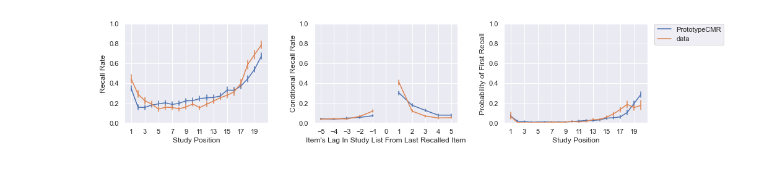
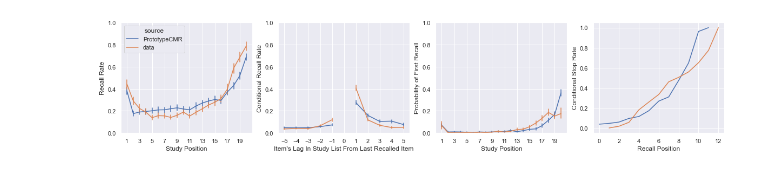
Before and after one commit to githubpsyche/compmemlearn, a Jupyter notebook: projects/Eval_CMR/01_Likelihood_Based_Fitting.ipynb, the cells around one changed output. Cells and saved outputs as stored; diff of their text form; code cells hidden in the pictures.

```diff
--- a/projects/Eval_CMR/01_Likelihood_Based_Fitting.ipynb
+++ b/projects/Eval_CMR/01_Likelihood_Based_Fitting.ipynb
@@ -125,43 +126,56 @@ cmr_spc = apply_and_concatenate(fr.spc, sim_df, true_df, contrast_name='source',
 cmr_lag_crp = apply_and_concatenate(fr.lag_crp, sim_df, true_df, 'source', ['PrototypeCMR', 'data'])
 cmr_pfr = apply_and_concatenate(fr.pnr, sim_df, true_df, contrast_name='source', labels=['PrototypeCMR', 'data'])
 cmr_pfr = cmr_pfr.query('output <= 1')
+
+model = Classic_CMR(murd_length0, murd_length0, fitted_parameters)
+sim_csp = fast_csp(simulate_array(model, 1000), murd_length0)
+sim_csp[sim_csp == 0] = np.nan
+
+true_csp = fast_csp(murd_trials0, murd_length0)
+true_csp[true_csp == 0] = np.nan
 # %%
 #| code-summary: code -- 4) plot each summary statistic corresponding to each configured model
 
 sns.set(style='darkgrid')
 
-fig, axes = plt.subplots(nrows=1, ncols=3, figsize=(15, 15/4), sharey=False)
+fig, axes = plt.subplots(nrows=1, ncols=4, figsize=(20, 15/4), sharey=False)
 
 # serial position curve
-sns.lineplot(ax=axes[0], data=cmr_spc, x='input', y='recall', err_style='bars', hue='source', legend=False)
+sns.lineplot(ax=axes[0], data=cmr_spc, x='input', y='recall', err_style='bars', hue='source', legend=True)
 axes[0].set(xlabel='Study Position', ylabel='Recall Rate')
 axes[0].set_xticks(np.arange(1, 21, 2))
 axes[0].set_ylim((0, 1))
 
 # lag crp curve
 max_lag = 5
 filt_neg = f'{-max_lag} <= lag < 0'
 filt_pos = f'0 < lag <= {max_lag}'
 
 sns.lineplot(ax=axes[1], data=cmr_lag_crp.query(filt_neg), x='lag', y='prob',
              err_style='bars', hue='source', legend=False)
 sns.lineplot(ax=axes[1], data=cmr_lag_crp.query(filt_pos), x='lag', y='prob',
              err_style='bars', hue='source', legend=False)
 axes[1].set(xlabel='Item\'s Lag In Study List From Last Recalled Item', ylabel='Conditional Recall Rate')
 axes[1].set_xticks(np.arange(-5, 6, 1))
 axes[1].set_ylim((0, 1))
 
 # pfr
-sns.lineplot(data=cmr_pfr, x='input', y='prob', err_style='bars', ax=axes[2], hue='source')
+sns.lineplot(ax=axes[2], data=cmr_pfr, x='input', y='prob', err_style='bars', hue='source', legend=False)
 axes[2].set(xlabel='Study Position', ylabel='Probability of First Recall')
 axes[2].set_xticks(np.arange(1, 21, 2))
 axes[2].set_ylim((0, 1))
 
-# set legend of axis 2 outside the plot, to the right
-axes[2].legend(bbox_to_anchor=(1.05, 1), loc=2, borderaxespad=0.)
-axes[2].legend(bbox_to_anchor=(1.05, 1), loc=2, borderaxespad=0.)
+# stop probability
+axes[3].plot(np.arange(murd_length0+1), sim_csp, label='PrototypeCMR')
+axes[3].plot(np.arange(murd_length0+1), true_csp, label='data')
+axes[3].set(xlabel='Recall Position', ylabel='Conditional Stop Rate')
+#axes[1, 1].set_xticks(np.arange(1, 21, 2))
 
-plt.tight_layout(pad=3)
+# set legend of final axis outside the plot, to the right
+#axes[3].legend(bbox_to_anchor=(1.05, 1), loc=2, borderaxespad=0.)
+#axes[3].legend(bbox_to_anchor=(1.05, 1), loc=2, borderaxespad=0.)
+
+#plt.tight_layout(pad=0)
 plt.savefig('overall_murdock1970.pdf', bbox_inches='tight')
 # %% [output]
-[figure, old version]
+[figure, new version]
```
Also changed, not shown: parts of 4 cells of this notebook, 35 other files.
